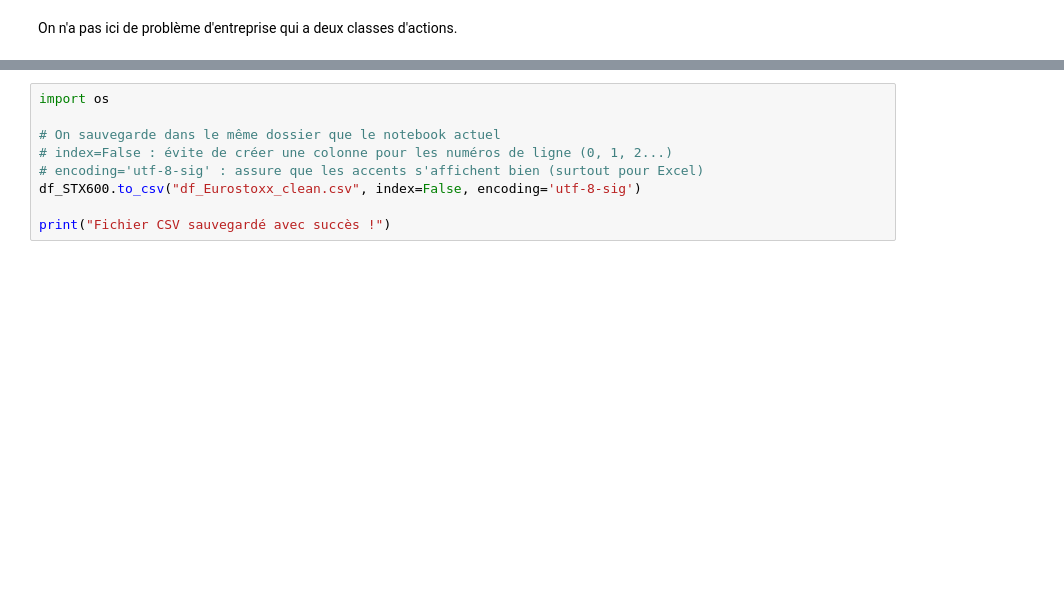
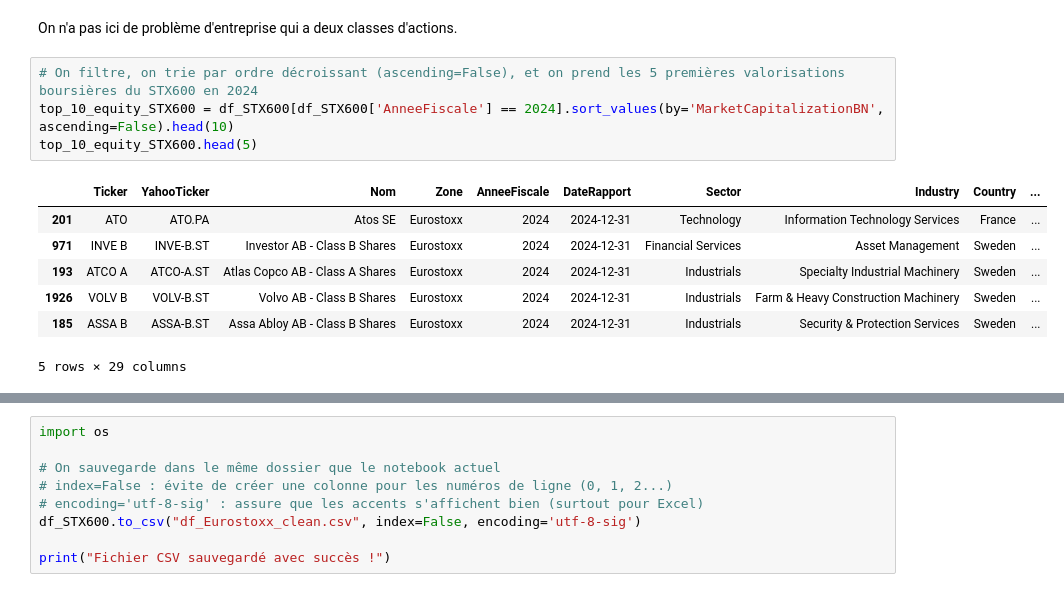
Before and after one commit to tnourlyn/Projet-Python---The-Transatlantic-valuation-guide, a Jupyter notebook: Nettoyage des données/Nettoyage_STX600.ipynb, the cells around one changed output, grey strips where cells are left out. Saved outputs shown, nothing was run; the diff lists cells and outputs as text; blank space fills up the shorter version.

```diff
--- a/Nettoyage des données/Nettoyage_STX600.ipynb
+++ b/Nettoyage des données/Nettoyage_STX600.ipynb
@@ -365,3 +365,15 @@ print(f"Ligne supprimée. Nouvelle taille du df : {df_STX600.shape}")
 Ligne supprimée. Nouvelle taille du df : (1207, 29)
 # %% [markdown]
 On n'a pas ici de problème d'entreprise qui a deux classes d'actions.
+# %%
+# On filtre, on trie par ordre décroissant (ascending=False), et on prend les 5 premières valorisations boursières du STX600 en 2024
+top_10_equity_STX600 = df_STX600[df_STX600['AnneeFiscale'] == 2024].sort_values(by='MarketCapitalizationBN', ascending=False).head(10)
+top_10_equity_STX600.head(5)
+# %% [output]
+|  | Ticker | YahooTicker | Nom | Zone | AnneeFiscale | DateRapport | Sector | Industry | Country | ... |
+| 201 | ATO | ATO.PA | Atos SE | Eurostoxx | 2024 | 2024-12-31 | Technology | Information Technology Services | France | ... |
+| 971 | INVE B | INVE-B.ST | Investor AB - Class B Shares | Eurostoxx | 2024 | 2024-12-31 | Financial Services | Asset Management | Sweden | ... |
+| 193 | ATCO A | ATCO-A.ST | Atlas Copco AB - Class A Shares | Eurostoxx | 2024 | 2024-12-31 | Industrials | Specialty Industrial Machinery | Sweden | ... |
+| 1926 | VOLV B | VOLV-B.ST | Volvo AB - Class B Shares | Eurostoxx | 2024 | 2024-12-31 | Industrials | Farm & Heavy Construction Machinery | Sweden | ... |
+| 185 | ASSA B | ASSA-B.ST | Assa Abloy AB - Class B Shares | Eurostoxx | 2024 | 2024-12-31 | Industrials | Security & Protection Services | Sweden | ... |
+5 rows × 29 columns
```
Also changed, not shown: parts of 3 cells of this notebook, 2 other files.
